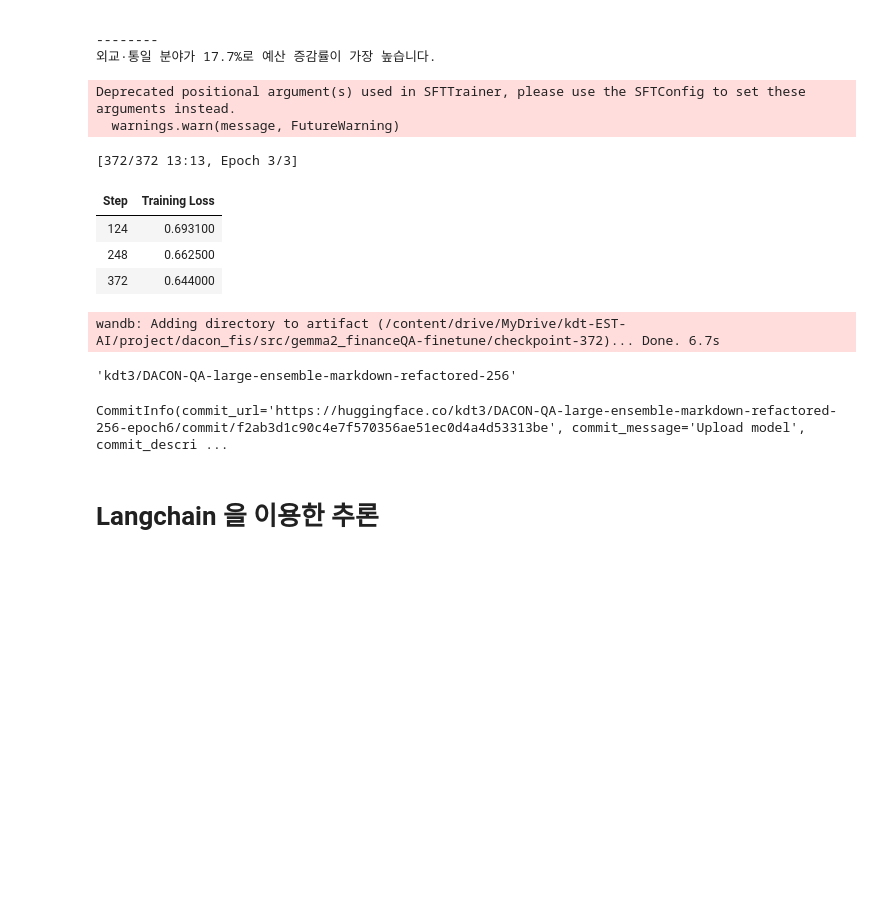
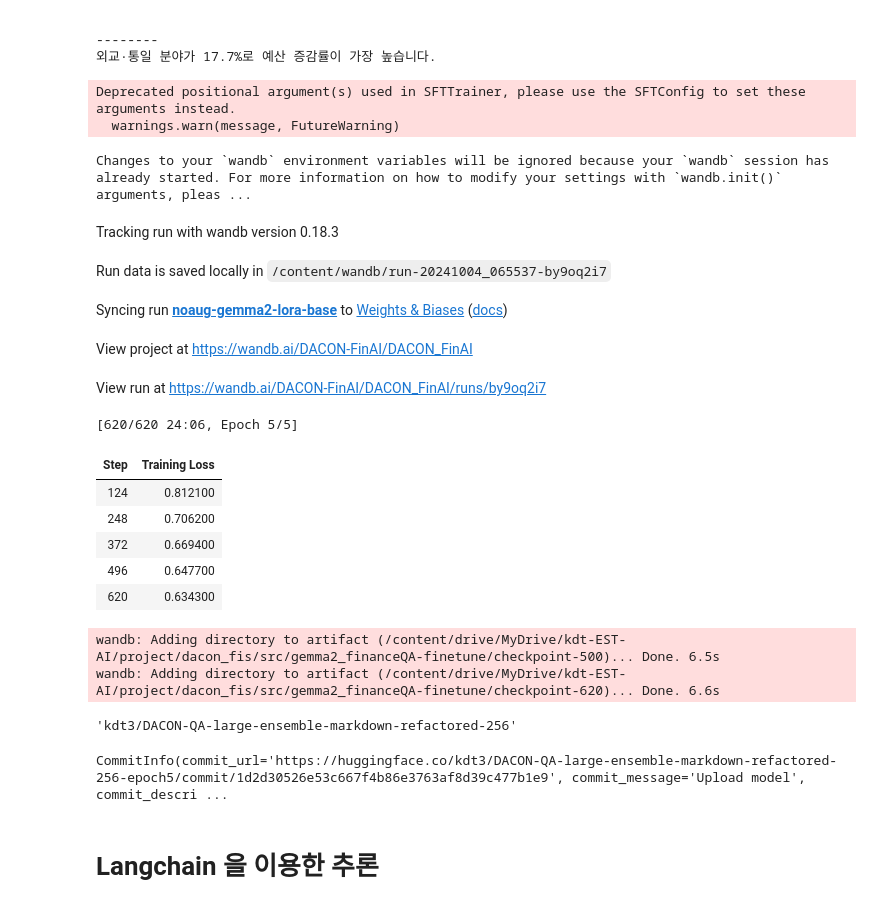
Before and after one commit to theNocturni/WASSUP-DACON-FinAI, a Jupyter notebook: code/1.train_n_inference.ipynb, the cells around one changed output. Drawn from its saved outputs; the diff is of its cells as text; code cells hidden in the pictures; blank space fills up the shorter version.

```diff
--- a/code/1.train_n_inference.ipynb
+++ b/code/1.train_n_inference.ipynb
@@ -105,7 +105,6 @@ Login successful
 # %%
 !pip install wandb
 import wandb
-
 # wandb 개인 API 키 입력
 wandb.login(key=wandb_token)
 
@@ -113,7 +112,7 @@ import os
 
 os.environ["WANDB_PROJECT"]="DACON_FinAI"
 os.environ["WANDB_LOG_MODEL"] = "checkpoint"
-wandb_run_name="noaug-Llama3.1-lora-base"
+wandb_run_name="noaug-gemma2-lora-base"
 # %% [output]
 Requirement already satisfied: wandb in /usr/local/lib/python3.10/dist-packages (0.18.3)
 Requirement already satisfied: click!=8.0.0,>=7.1 in /usr/local/lib/python3.10/dist-packages (from wandb) (8.1.7)
@@ -350,10 +344,9 @@ config = LoraConfig(
 model = get_peft_model(model, config)
 # %%
 # 학습 프롬프트 - 추론 프롬프트와 통일하는 것이 좋다고 함
-template = '''
-"task_instructions" : [
+template ='''"task_instructions" : [
 
- 당신은 재정 정보 관련 전문가 입니다. 문서를 바탕으로 질문에 한 문장 이내로 답변하세요.
+당신은 재정 정보 관련 전문가 입니다. 문서를 바탕으로 질문에 한 문장 이내로 답변하세요.
  1. 문서에 있는 내용을 자르거나 편집하지 않고 그대로 가져오세요.
  2. 순서에 따른 번호를 매기지 마세요. 출력 시 불이익을 줄 것입니다.
  3. 수치에 단위가 있다면 문서를 바탕으로 답변에 단위를 포함하세요.
@@ -372,7 +365,7 @@ template = '''
 "주어진 질문에 대한 답변만 한 문장으로 생성한다."
 
 "answer":
-{answer}'''
+{answer}<eos>'''
 
 response_template = '"answer":\n'
 
@@ -439,48 +432,57 @@ trainer = SFTTrainer(
         warmup_ratio=0.05,
         per_device_train_batch_size=1,
         gradient_accumulation_steps=4,
         gradient_checkpointing=True,
-        num_train_epochs = 3,
+        num_train_epochs = 5,
         learning_rate=2e-4,
         fp16=True,
         optim="paged_adamw_8bit",
         logging_strategy='epoch',
         report_to="wandb",
         run_name=wandb_run_name,
         # save_strategy="steps",
         # save_steps=25,
 
     ),
     max_seq_length=MAX_LEN,
     formatting_func=formatting_prompts_func, # 프롬프트 처리하기 위해 필요
     data_collator=DataCollatorForCompletionOnlyLM(response_template, tokenizer=tokenizer, mlm=False), #모델에게 답변생성에만 집중하도록 함
 )
 
 model.config.use_cache = False
 trainer.train()
 
 trained_model = (trainer.model.module if hasattr(trainer.model, "module") else trainer.model)
 
 #로컬에 저장할 경우
 # trained_model.save_pretrained(f"{output_dir}/saved_model")
 # %% [output]
 Deprecated positional argument(s) used in SFTTrainer, please use the SFTConfig to set these arguments instead.
   warnings.warn(message, FutureWarning)
-[372/372 13:13, Epoch 3/3]
+Changes to your `wandb` environment variables will be ignored because your `wandb` session has already started. For more information on how to modify your settings with `wandb.init()` arguments, pleas ...
+Tracking run with wandb version 0.18.3
+Run data is saved locally in /content/wandb/run-20241004_065537-by9oq2i7
+Syncing run noaug-gemma2-lora-base to Weights & Biases (docs)
+View project at https://wandb.ai/DACON-FinAI/DACON_FinAI
+View run at https://wandb.ai/DACON-FinAI/DACON_FinAI/runs/by9oq2i7
+[620/620 24:06, Epoch 5/5]
 | Step | Training Loss |
-| 124 | 0.693100 |
-| 248 | 0.662500 |
-| 372 | 0.644000 |
+| 124 | 0.812100 |
+| 248 | 0.706200 |
+| 372 | 0.669400 |
+| 496 | 0.647700 |
+| 620 | 0.634300 |
-wandb: Adding directory to artifact (/content/drive/MyDrive/kdt-EST-AI/project/dacon_fis/src/gemma2_financeQA-finetune/checkpoint-372)... Done. 6.7s
+wandb: Adding directory to artifact (/content/drive/MyDrive/kdt-EST-AI/project/dacon_fis/src/gemma2_financeQA-finetune/checkpoint-500)... Done. 6.5s
+wandb: Adding directory to artifact (/content/drive/MyDrive/kdt-EST-AI/project/dacon_fis/src/gemma2_financeQA-finetune/checkpoint-620)... Done. 6.6s
 # %%
 train_name
 # %% [output]
 'kdt3/DACON-QA-large-ensemble-markdown-refactored-256'
 # %%
 # 모델 업로드
-trained_model.push_to_hub(train_name+'-epoch6', private=True,save_embedding_layers=True)
+trained_model.push_to_hub(train_name+'-epoch5', private=True,save_embedding_layers=True)
 # %% [output]
-CommitInfo(commit_url='https://huggingface.co/kdt3/DACON-QA-large-ensemble-markdown-refactored-256-epoch6/commit/f2ab3d1c90c4e7f570356ae51ec0d4a4d53313be', commit_message='Upload model', commit_descri ...
+CommitInfo(commit_url='https://huggingface.co/kdt3/DACON-QA-large-ensemble-markdown-refactored-256-epoch5/commit/1d2d30526e53c667f4b86e3763af8d39c477b1e9', commit_message='Upload model', commit_descri ...
 # %% [markdown]
 # Langchain 을 이용한 추론
 # %%
```
Also changed, not shown: parts of 22 cells of this notebook.
